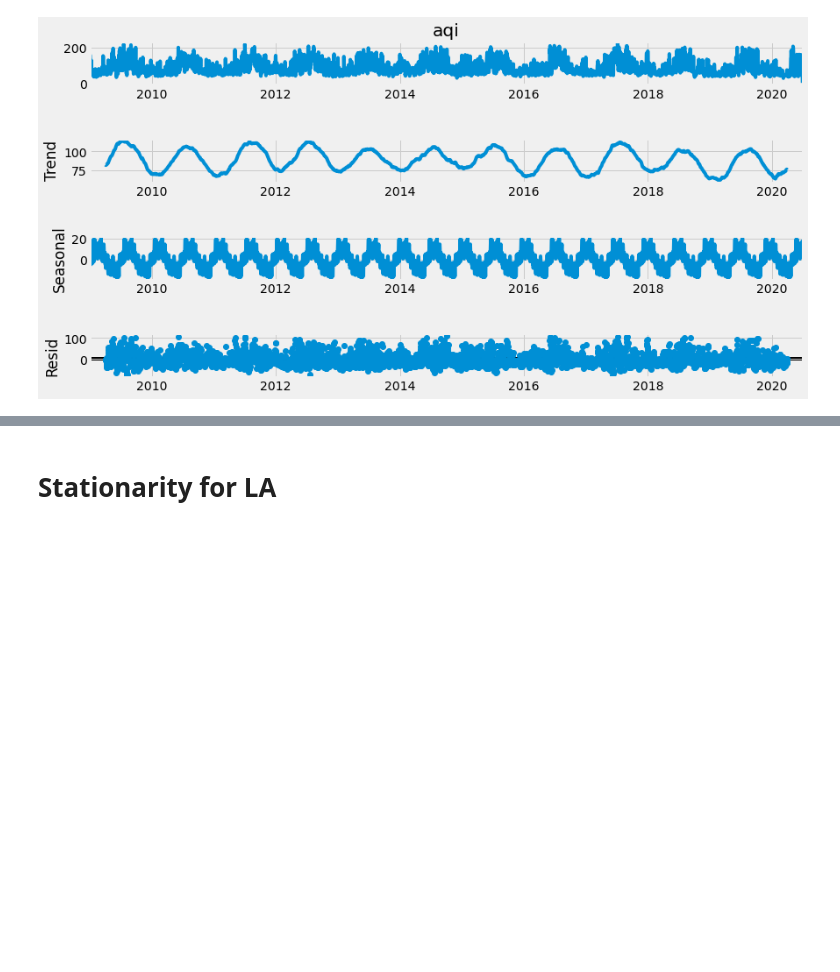
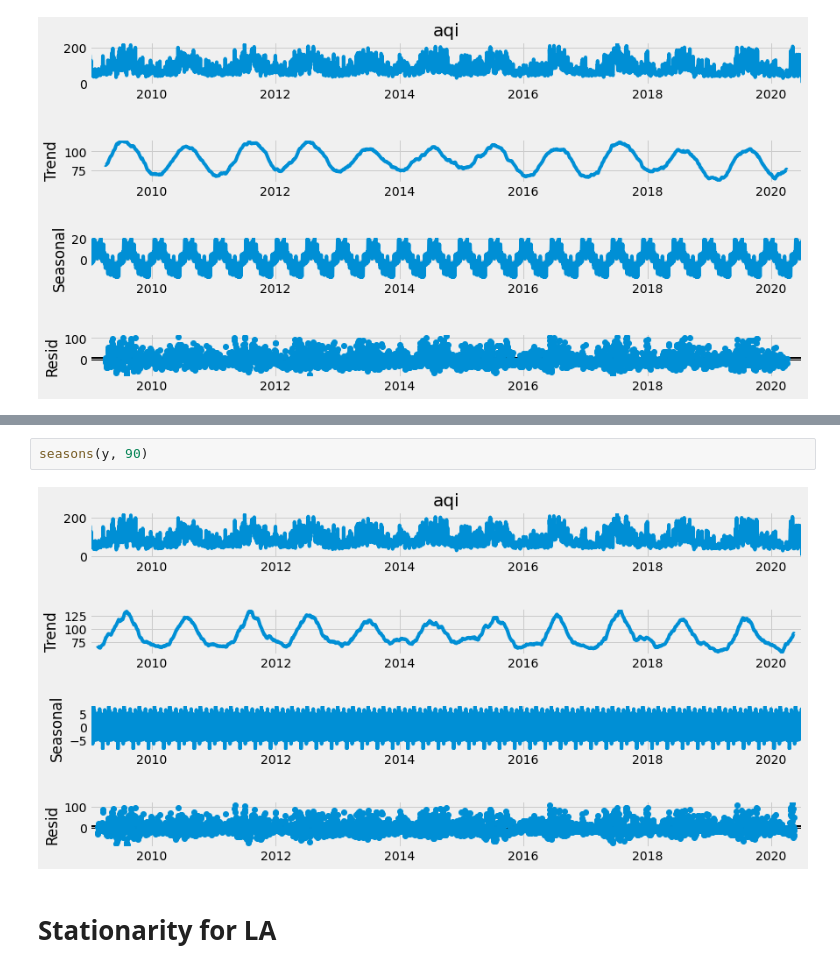
Before and after one commit to qghaemi/ga_project_5, a Jupyter notebook: Modeling_LA_County_MD.ipynb, the cells around one changed output, grey strips where cells are left out. Cells and saved outputs as stored; diff of their text form; blank space fills up the shorter version.

```diff
--- a/Modeling_LA_County_MD.ipynb
+++ b/Modeling_LA_County_MD.ipynb
@@ -105,3 +111,7 @@ seasons(y, 180)
+# %%
+seasons(y, 90)
+# %% [output]
+[figure, added]
 # %% [markdown]
 # Stationarity for LA
 # %%
```
Also changed, not shown: parts of 20 cells of this notebook, 1 other file.
